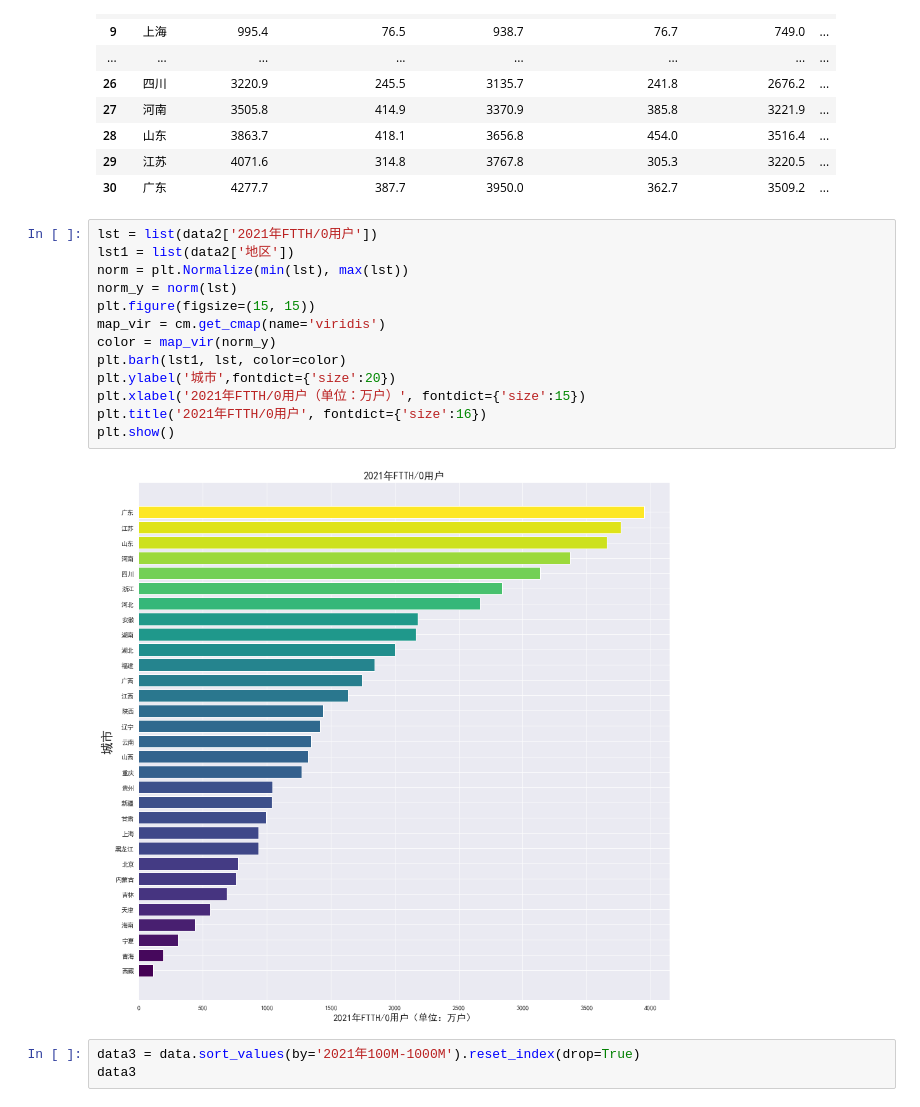
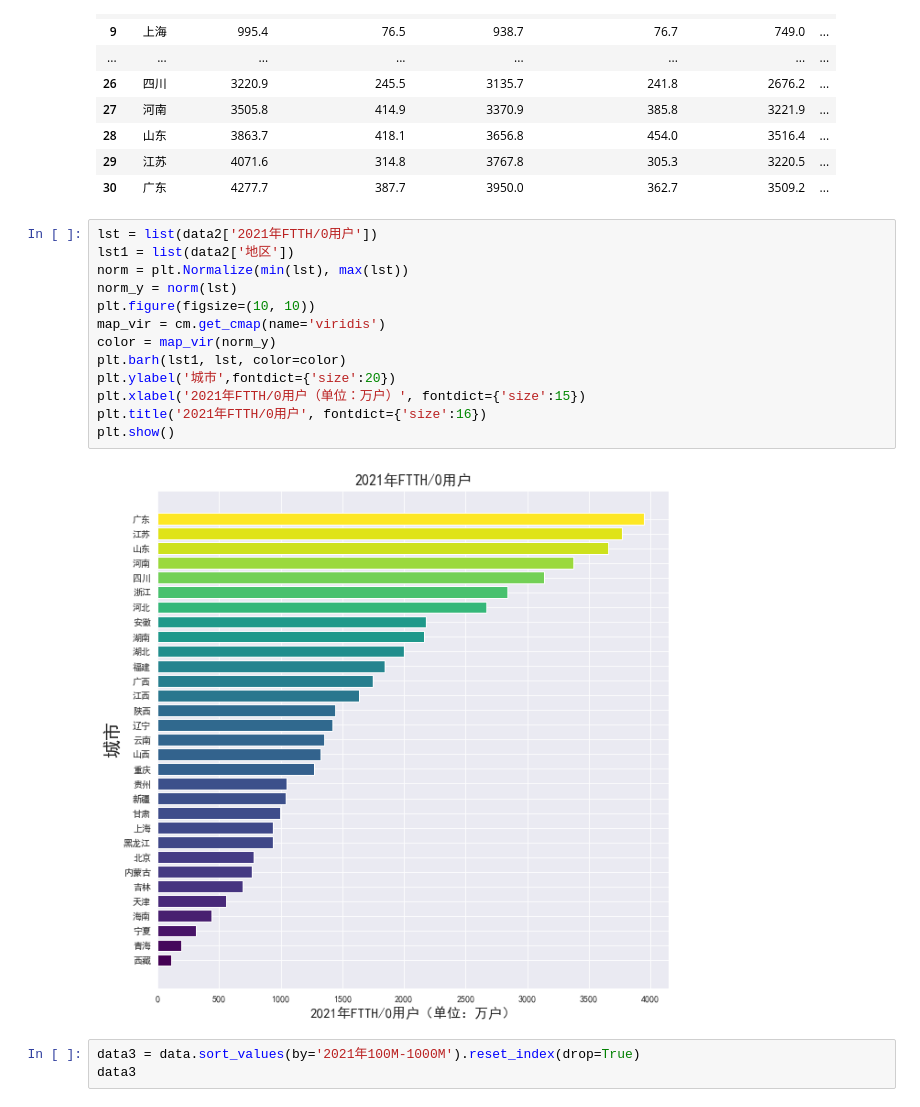
Before and after one commit to TakanashiXny/Introduction-of-DaSE, a Jupyter notebook: final/final3.ipynb, the cells around one changed output. Saved outputs shown, nothing was run; the diff lists cells and outputs as text.

```diff
--- a/final/final3.ipynb
+++ b/final/final3.ipynb
@@ -121,18 +183,18 @@ data2
 # %%
 lst = list(data2['2021年FTTH/0用户'])
 lst1 = list(data2['地区'])
 norm = plt.Normalize(min(lst), max(lst))
 norm_y = norm(lst)
-plt.figure(figsize=(15, 15))
+plt.figure(figsize=(10, 10))
 map_vir = cm.get_cmap(name='viridis')
 color = map_vir(norm_y)
 plt.barh(lst1, lst, color=color)
 plt.ylabel('城市',fontdict={'size':20})
 plt.xlabel('2021年FTTH/0用户（单位：万户）', fontdict={'size':15})
 plt.title('2021年FTTH/0用户', fontdict={'size':16})
 plt.show()
 # %% [output]
-[figure, old version]
+[figure, new version]
 # %%
 data3 = data.sort_values(by='2021年100M-1000M').reset_index(drop=True)
 data3
```
Also changed, not shown: parts of 20 cells of this notebook.
